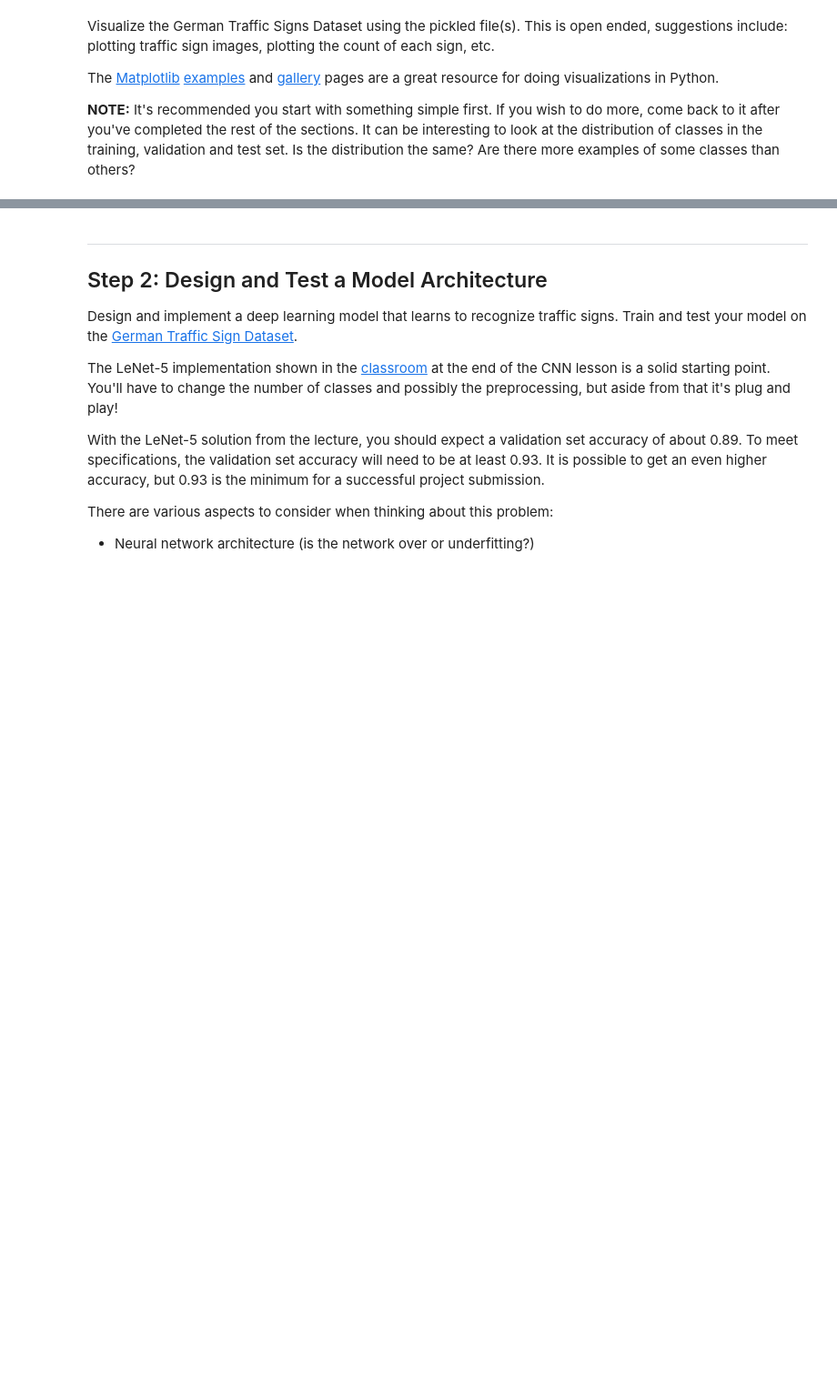
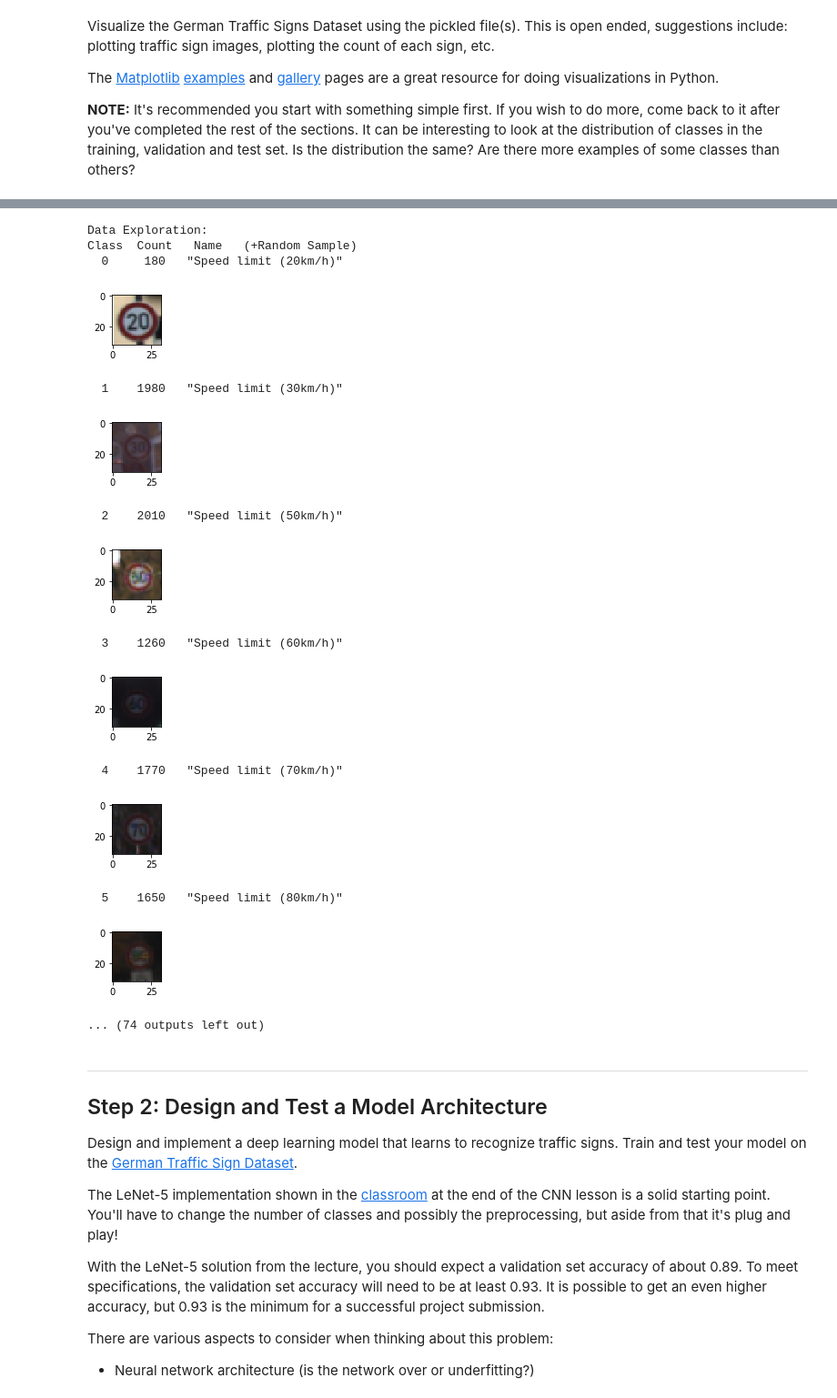
Before and after one commit to WarrantyVoid/CarND-P02-Traffic-Sign-Classifier, a Jupyter notebook: Traffic_Sign_Classifier.ipynb, the cells around one changed output, grey strips where cells are left out. Shown: that part at 91% size. Cells and saved outputs as stored; diff of their text form; code cells hidden in the pictures; blank space fills up the shorter version.

```diff
--- a/Traffic_Sign_Classifier.ipynb
+++ b/Traffic_Sign_Classifier.ipynb
@@ -41,20 +44,20 @@ def check_consistency(x, y):
 training_file = "data/train.p"
 with open(training_file, mode='rb') as f:
     train = pickle.load(f)
-    X_train, y_train = train['features'], train['labels']
-    check_consistency(X_train, y_train)
+    x_train, y_train = train['features'], train['labels']
+    check_consistency(x_train, y_train)
 
 validation_file = "data/valid.p"
 with open(validation_file, mode='rb') as f:
     valid = pickle.load(f)
-    X_validation, y_validation = valid['features'], valid['labels']
-    check_consistency(X_validation, y_validation)
+    x_validation, y_validation = valid['features'], valid['labels']
+    check_consistency(x_validation, y_validation)
 
 testing_file = "data/test.p"
 with open(testing_file, mode='rb') as f:
     test = pickle.load(f)
-    X_test, y_test = test['features'], test['labels']
-    check_consistency(X_test, y_test)
+    x_test, y_test = test['features'], test['labels']
+    check_consistency(x_test, y_test)
 
 class_names = pd.read_csv("data/signnames.csv").values
 # %% [markdown]
@@ -113,17 +116,3 @@ Visualize the German Traffic Signs Dataset using the pickled file(s). This is op
 The [Matplotlib](http://matplotlib.org/) [examples](http://matplotlib.org/examples/index.html) and [gallery](http://matplotlib.org/gallery.html) pages are a great resource for doing visualizations in Python.
 
 **NOTE:** It's recommended you start with something simple first. If you wish to do more, come back to it after you've completed the rest of the sections. It can be interesting to look at the distribution of classes in the training, validation and test set. Is the distribution the same? Are there more examples of some classes than others?
-# %%
-# Data exploration visualization
-print("[[Class, Count, Name]]")
-print(np.insert(class_names, 1, uniques_count, axis=1))
-print()
-
-# Random samples
-for i in range(10):
-    index = random.randint(0, len(X_train))
-    image = X_train[index]
-    print("X_train[{}] -> ({}) \"{}\"".format(index, y_train[index], class_names[y_train[index], 1]))
-    plt.figure(figsize=(1, 1))
-    plt.imshow(image)
-    plt.show()
@@ -159,0 +119,33 @@ X_train[10437] -> (27) "Pedestrians"
+# %%
+# Data exploration visualization
+def print_class(class_info, samples, labels):
+    indexes = np.where(labels == class_info[0])
+    index = indexes[0][random.randint(0, len(indexes) - 1)]
+    image = samples[index]
+    plt.figure(figsize=(1, 1))
+    print("{:>3}   {:>5}   \"{}\"".format(class_info[0], class_info[1], class_info[2]))
+    plt.imshow(image)
+    plt.show()
+
+print("Data Exploration:")
+print("Class  Count   Name   (+Random Sample)")
+class_names_ext = np.insert(class_names, 1, uniques_count, axis=1)
+for class_name in class_names_ext:
+    print_class(class_name, x_train, y_train)
+print()
+# %% [output]
+Data Exploration:
+Class  Count   Name   (+Random Sample)
+  0     180   "Speed limit (20km/h)"
+[figure, added]
+  1    1980   "Speed limit (30km/h)"
+[figure, added]
+  2    2010   "Speed limit (50km/h)"
+[figure, added]
+  3    1260   "Speed limit (60km/h)"
+[figure, added]
+  4    1770   "Speed limit (70km/h)"
+[figure, added]
+  5    1650   "Speed limit (80km/h)"
+[figure, added]
+... (74 outputs left out)
```
Also changed, not shown: parts of 19 cells of this notebook.
